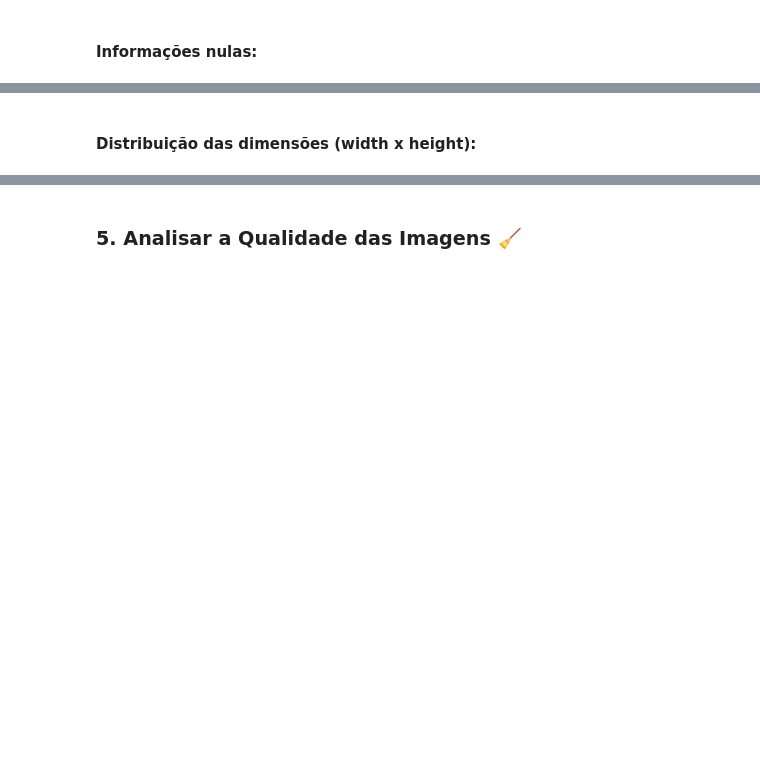
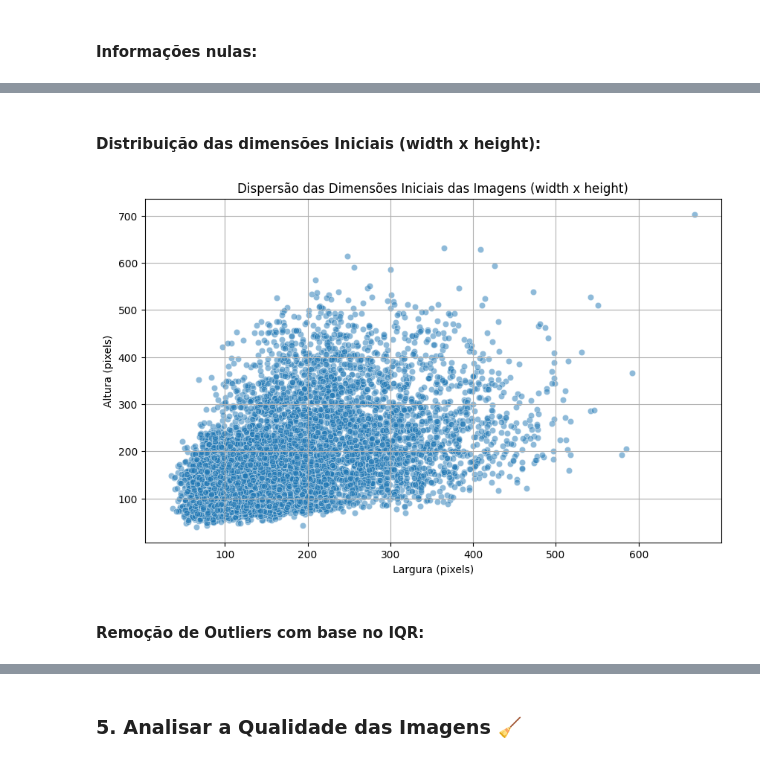
Before and after one commit to WaRP-Waste-Recycling-Plant/warp-waste-classification, a Jupyter notebook: notebooks/WaRP_Dataset_Analysis.ipynb, the cells around one changed output, grey strips where cells are left out. Saved outputs shown, nothing was run; the diff lists cells and outputs as text; code cells hidden in the pictures; blank space fills up the shorter version.

```diff
--- a/notebooks/WaRP_Dataset_Analysis.ipynb
+++ b/notebooks/WaRP_Dataset_Analysis.ipynb
@@ -425,2 +535,2 @@ except Exception as e:
 # %% [markdown]
-#### Distribuição das dimensões (width x height):
+#### Distribuição das dimensões Iniciais (width x height):
@@ -431,0 +537,18 @@ except Exception as e:
+# %%
+import seaborn as sns
+import matplotlib.pyplot as plt
+
+# Configurações de estilo do gráfico
+plt.figure(figsize=(10, 6))
+sns.scatterplot(data=df, x='width', y='height', alpha=0.5)
+
+# Título e eixos
+plt.title('Dispersão das Dimensões Iniciais das Imagens (width x height)')
+plt.xlabel('Largura (pixels)')
+plt.ylabel('Altura (pixels)')
+plt.grid(True)
+plt.show()
+# %% [output]
+[figure, added]
+# %% [markdown]
+#### Remoção de Outliers com base no IQR:
```
Also changed, not shown: parts of 33 cells of this notebook.
